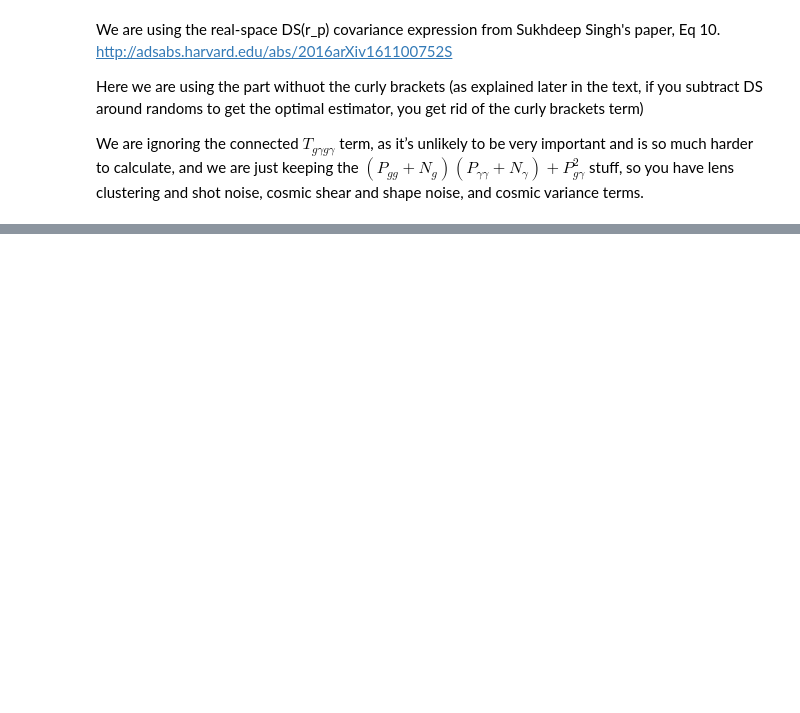
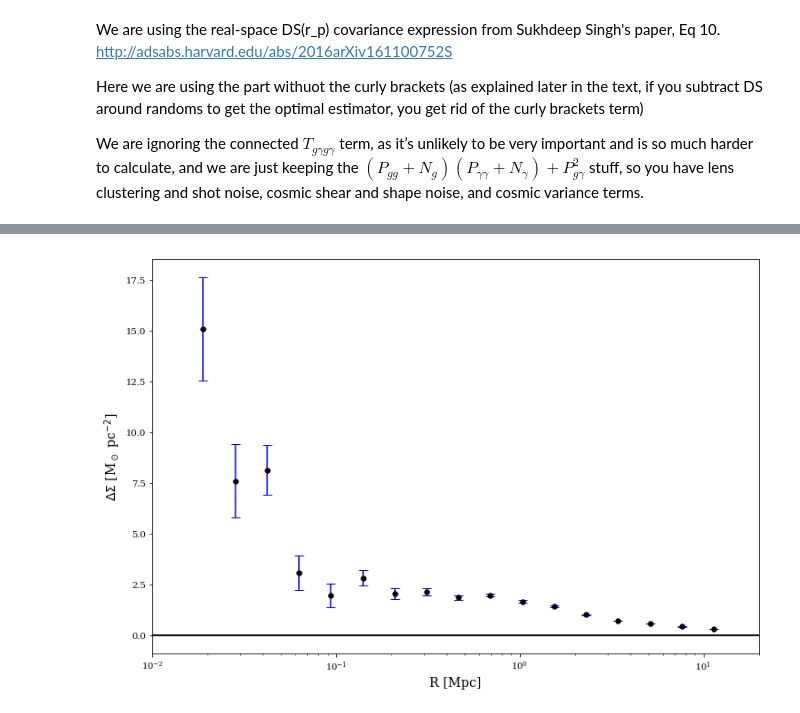
Before and after one commit to sukhdeep1989/Alexie_dwarfs, a Jupyter notebook: survey_forecasts.ipynb, the cells around one changed output, grey strips where cells are left out. Cells and saved outputs as stored; diff of their text form; code cells hidden in the pictures; blank space fills up the shorter version.

```diff
--- a/survey_forecasts.ipynb
+++ b/survey_forecasts.ipynb
@@ -260,0 +267,16 @@ errors_gkgk=HT.diagonal_err(cov=cov_gkgk_re)
+# %%
+# Plot DS with errors here
+err_DS = errors_ggkk_shape
+x=np.array([-1000,1000])
+y=np.array([0,0])
+plt.plot(x,y,'k')
+plt.errorbar(DS_prof['rp'][1:18],DS_prof['DS'][1:18],yerr=err_DS[1:18],fmt='o',markersize=5, capsize=5,ecolor='b',color='k')
+#plt.errorbar(np.log10(radius_mpc), DS,yerr=err_DS,fmt='o')
+#plt.plot(radius_mpc, DS,'o',color='k')
+plt.xscale('log')
+plt.xlim(0.01,20)
+plt.xlabel('R [Mpc]',fontsize=14)
+plt.ylabel('$\Delta\Sigma$ [M$_\odot$ pc$^{-2}$]',fontsize=14)
+plt.show()
+# %% [output]
+[figure, added]
```
Also changed, not shown: parts of 10 cells of this notebook.
